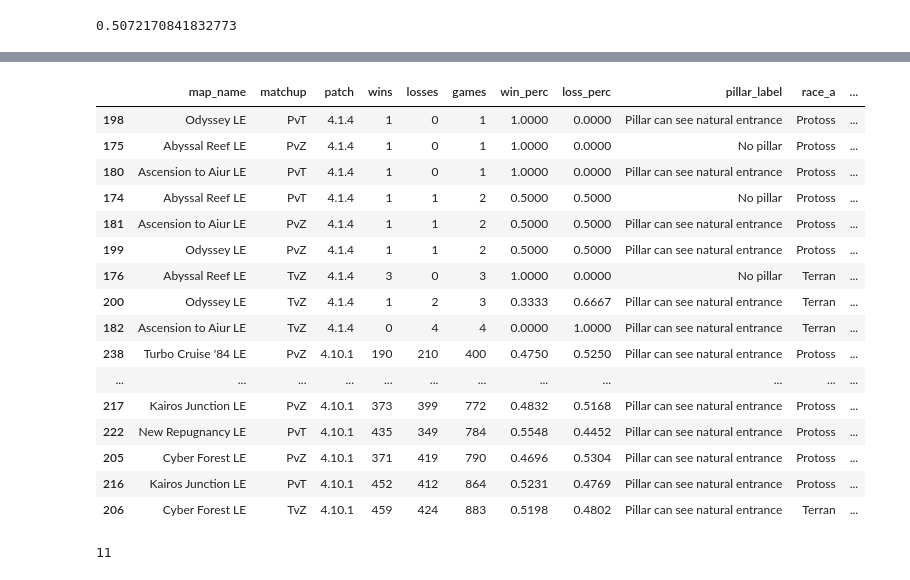
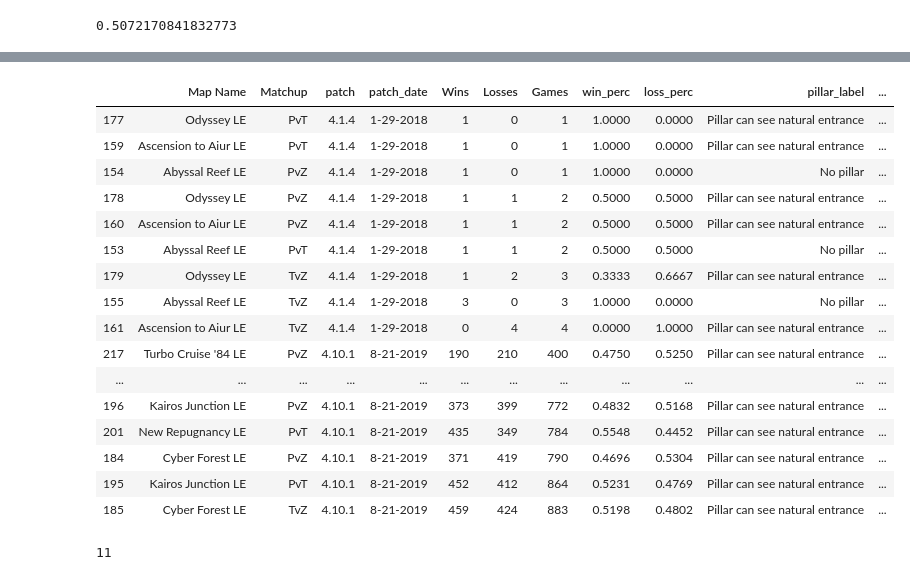
Before and after one commit to SpecCRA/sc2_map_pillar_analysis, a Jupyter notebook: eda.ipynb, the cells around one changed output, grey strips where cells are left out. Cells and saved outputs as stored; diff of their text form; code cells hidden in the pictures.

```diff
--- a/eda.ipynb
+++ b/eda.ipynb
@@ -88,5 +97,5 @@ maps_df.drop(columns = list(maps_df.columns)[0], inplace=True)
 # %%
 # append pillar
-maps_df['pillar_label'] = maps_df['map_name'].apply(assign_pillar)
+maps_df['pillar_label'] = maps_df['Map Name'].apply(assign_pillar)
 maps_df.head()
 # %% [output]
@@ -99,8 +108,8 @@ maps_df.head()
 # %%
 # apply matchups
 
-maps_df['race_a'] = maps_df.matchup.apply(split_matchup_first)
-maps_df['race_b'] = maps_df.matchup.apply(split_matchup_second)
+maps_df['race_a'] = maps_df.Matchup.apply(split_matchup_first)
+maps_df['race_b'] = maps_df.Matchup.apply(split_matchup_second)
 
 maps_df.head()
 # %% [output]
@@ -160,22 +169,22 @@ maps_df.sort_values(by='games', ascending=False)
 # %%
-maps_df.sort_values(by='games', ascending=True)[maps_df.wins <= 500]
+maps_df.sort_values(by='Games', ascending=True)[maps_df.Wins <= 500]
 # %% [output]
-|  | map_name | matchup | patch | wins | losses | games | win_perc | loss_perc | pillar_label | race_a | ... |
-| 198 | Odyssey LE | PvT | 4.1.4 | 1 | 0 | 1 | 1.0000 | 0.0000 | Pillar can see natural entrance | Protoss | ... |
-| 175 | Abyssal Reef LE | PvZ | 4.1.4 | 1 | 0 | 1 | 1.0000 | 0.0000 | No pillar | Protoss | ... |
-| 180 | Ascension to Aiur LE | PvT | 4.1.4 | 1 | 0 | 1 | 1.0000 | 0.0000 | Pillar can see natural entrance | Protoss | ... |
-| 174 | Abyssal Reef LE | PvT | 4.1.4 | 1 | 1 | 2 | 0.5000 | 0.5000 | No pillar | Protoss | ... |
-| 181 | Ascension to Aiur LE | PvZ | 4.1.4 | 1 | 1 | 2 | 0.5000 | 0.5000 | Pillar can see natural entrance | Protoss | ... |
-| 199 | Odyssey LE | PvZ | 4.1.4 | 1 | 1 | 2 | 0.5000 | 0.5000 | Pillar can see natural entrance | Protoss | ... |
-| 176 | Abyssal Reef LE | TvZ | 4.1.4 | 3 | 0 | 3 | 1.0000 | 0.0000 | No pillar | Terran | ... |
-| 200 | Odyssey LE | TvZ | 4.1.4 | 1 | 2 | 3 | 0.3333 | 0.6667 | Pillar can see natural entrance | Terran | ... |
-| 182 | Ascension to Aiur LE | TvZ | 4.1.4 | 0 | 4 | 4 | 0.0000 | 1.0000 | Pillar can see natural entrance | Terran | ... |
-| 238 | Turbo Cruise '84 LE | PvZ | 4.10.1 | 190 | 210 | 400 | 0.4750 | 0.5250 | Pillar can see natural entrance | Protoss | ... |
+|  | Map Name | Matchup | patch | patch_date | Wins | Losses | Games | win_perc | loss_perc | pillar_label | ... |
+| 177 | Odyssey LE | PvT | 4.1.4 | 1-29-2018 | 1 | 0 | 1 | 1.0000 | 0.0000 | Pillar can see natural entrance | ... |
+| 159 | Ascension to Aiur LE | PvT | 4.1.4 | 1-29-2018 | 1 | 0 | 1 | 1.0000 | 0.0000 | Pillar can see natural entrance | ... |
+| 154 | Abyssal Reef LE | PvZ | 4.1.4 | 1-29-2018 | 1 | 0 | 1 | 1.0000 | 0.0000 | No pillar | ... |
+| 178 | Odyssey LE | PvZ | 4.1.4 | 1-29-2018 | 1 | 1 | 2 | 0.5000 | 0.5000 | Pillar can see natural entrance | ... |
+| 160 | Ascension to Aiur LE | PvZ | 4.1.4 | 1-29-2018 | 1 | 1 | 2 | 0.5000 | 0.5000 | Pillar can see natural entrance | ... |
+| 153 | Abyssal Reef LE | PvT | 4.1.4 | 1-29-2018 | 1 | 1 | 2 | 0.5000 | 0.5000 | No pillar | ... |
+| 179 | Odyssey LE | TvZ | 4.1.4 | 1-29-2018 | 1 | 2 | 3 | 0.3333 | 0.6667 | Pillar can see natural entrance | ... |
+| 155 | Abyssal Reef LE | TvZ | 4.1.4 | 1-29-2018 | 3 | 0 | 3 | 1.0000 | 0.0000 | No pillar | ... |
+| 161 | Ascension to Aiur LE | TvZ | 4.1.4 | 1-29-2018 | 0 | 4 | 4 | 0.0000 | 1.0000 | Pillar can see natural entrance | ... |
+| 217 | Turbo Cruise '84 LE | PvZ | 4.10.1 | 8-21-2019 | 190 | 210 | 400 | 0.4750 | 0.5250 | Pillar can see natural entrance | ... |
 | ... | ... | ... | ... | ... | ... | ... | ... | ... | ... | ... | ... |
-| 217 | Kairos Junction LE | PvZ | 4.10.1 | 373 | 399 | 772 | 0.4832 | 0.5168 | Pillar can see natural entrance | Protoss | ... |
-| 222 | New Repugnancy LE | PvT | 4.10.1 | 435 | 349 | 784 | 0.5548 | 0.4452 | Pillar can see natural entrance | Protoss | ... |
-| 205 | Cyber Forest LE | PvZ | 4.10.1 | 371 | 419 | 790 | 0.4696 | 0.5304 | Pillar can see natural entrance | Protoss | ... |
-| 216 | Kairos Junction LE | PvT | 4.10.1 | 452 | 412 | 864 | 0.5231 | 0.4769 | Pillar can see natural entrance | Protoss | ... |
-| 206 | Cyber Forest LE | TvZ | 4.10.1 | 459 | 424 | 883 | 0.5198 | 0.4802 | Pillar can see natural entrance | Terran | ... |
+| 196 | Kairos Junction LE | PvZ | 4.10.1 | 8-21-2019 | 373 | 399 | 772 | 0.4832 | 0.5168 | Pillar can see natural entrance | ... |
+| 201 | New Repugnancy LE | PvT | 4.10.1 | 8-21-2019 | 435 | 349 | 784 | 0.5548 | 0.4452 | Pillar can see natural entrance | ... |
+| 184 | Cyber Forest LE | PvZ | 4.10.1 | 8-21-2019 | 371 | 419 | 790 | 0.4696 | 0.5304 | Pillar can see natural entrance | ... |
+| 195 | Kairos Junction LE | PvT | 4.10.1 | 8-21-2019 | 452 | 412 | 864 | 0.5231 | 0.4769 | Pillar can see natural entrance | ... |
+| 185 | Cyber Forest LE | TvZ | 4.10.1 | 8-21-2019 | 459 | 424 | 883 | 0.5198 | 0.4802 | Pillar can see natural entrance | ... |
 # %%
 # number of maps/matchups with less than 50 games played
```
Also changed, not shown: parts of 12 cells of this notebook, 5 other files.
